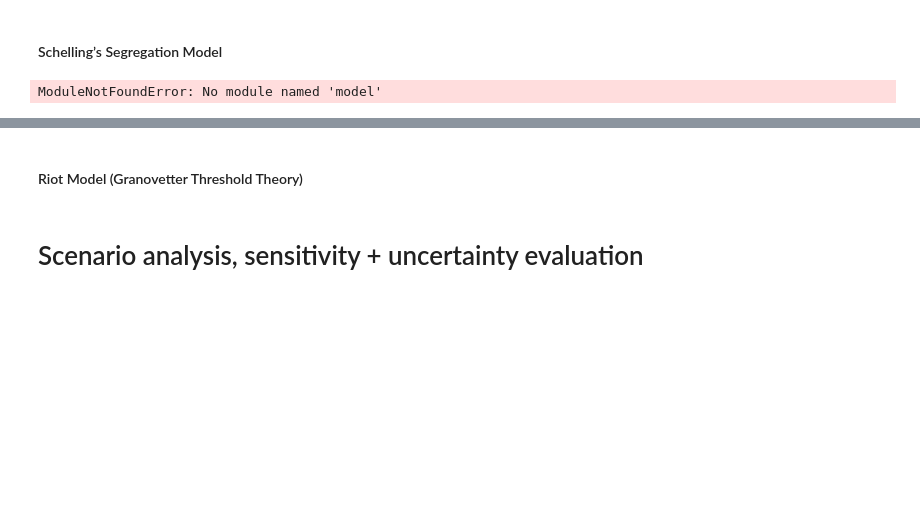
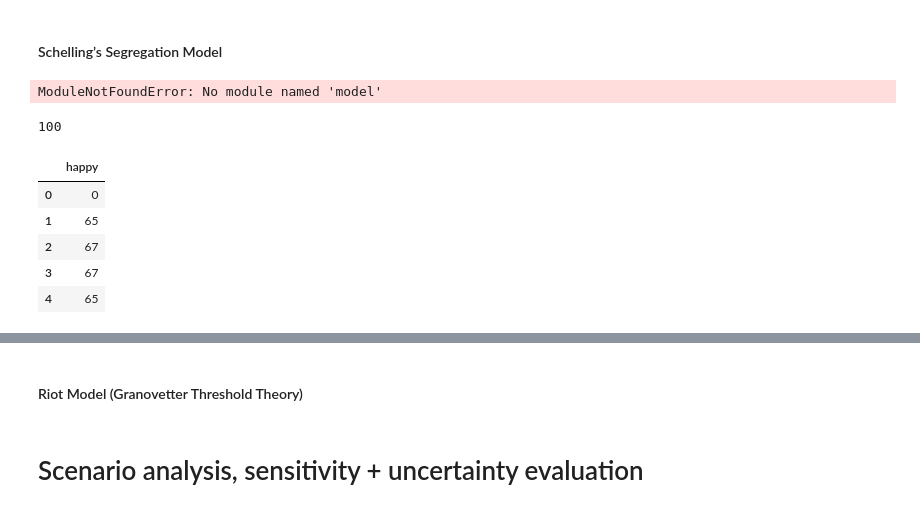
Before and after one commit to JordanBoulous/41189-assignment-template, a Jupyter notebook: 41189 Modelling Assignment.ipynb, the cells around one changed output, grey strips where cells are left out. Saved outputs shown, nothing was run; the diff lists cells and outputs as text; code cells hidden in the pictures; blank space fills up the shorter version.

```diff
--- a/41189 Modelling Assignment.ipynb
+++ b/41189 Modelling Assignment.ipynb
@@ -217,0 +220,6 @@ ModuleNotFoundError: No module named 'model'
+# %%
+while model.running and model.schedule.steps < 100:
+    model.step()
+print(model.schedule.steps)
+# %% [output]
+100
@@ -217,0 +228,9 @@ ModuleNotFoundError: No module named 'model'
+# %%
+model_out.head()
+# %% [output]
+|  | happy |
+| 0 | 0 |
+| 1 | 65 |
+| 2 | 67 |
+| 3 | 67 |
+| 4 | 65 |
```
Also changed, not shown: parts of 14 cells of this notebook, 1 other file.
